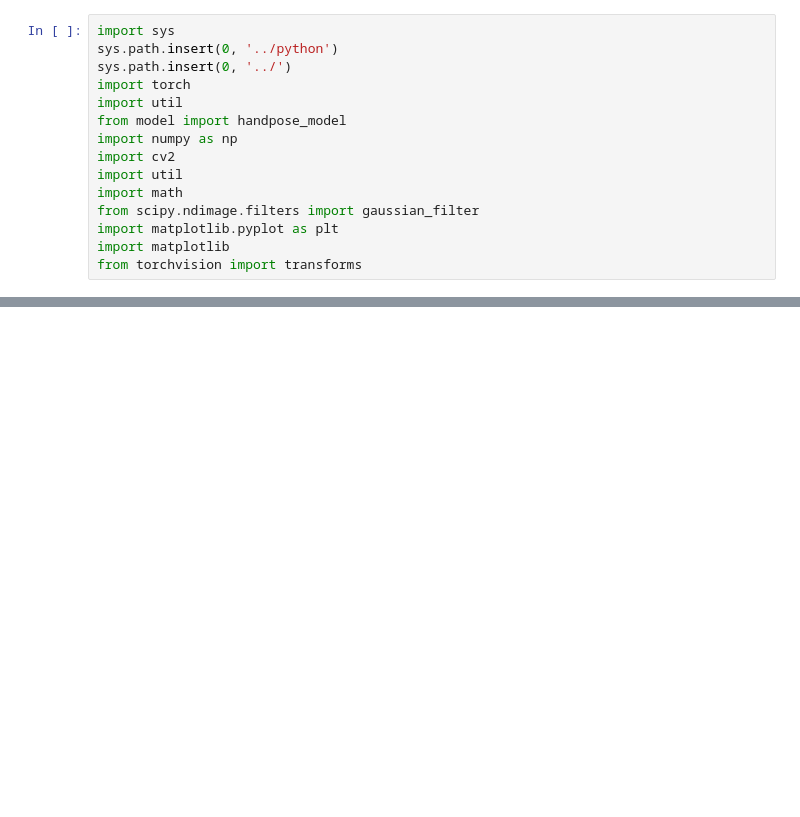
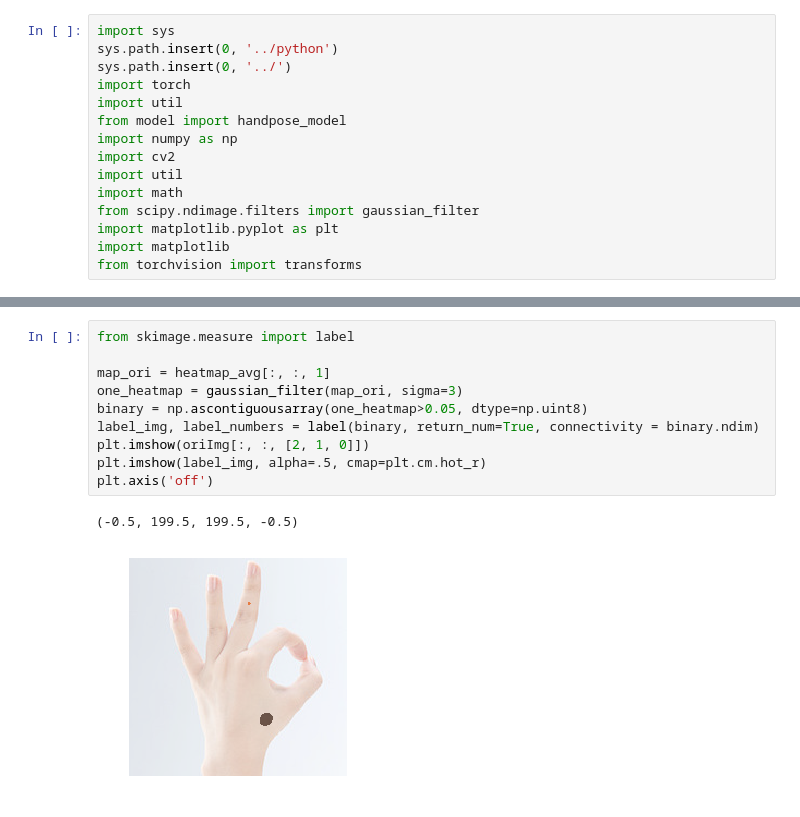
Before and after one commit to Hzzone/pytorch-openpose, a Jupyter notebook: notebooks/hand.ipynb, the cells around one changed output, grey strips where cells are left out. Drawn from its saved outputs; the diff is of its cells as text; blank space fills up the shorter version.

```diff
--- a/notebooks/hand.ipynb
+++ b/notebooks/hand.ipynb
@@ -69,0 +100,13 @@ for i in range(22):
+# %%
+from skimage.measure import label
+
+map_ori = heatmap_avg[:, :, 1]
+one_heatmap = gaussian_filter(map_ori, sigma=3)
+binary = np.ascontiguousarray(one_heatmap>0.05, dtype=np.uint8)
+label_img, label_numbers = label(binary, return_num=True, connectivity = binary.ndim)
+plt.imshow(oriImg[:, :, [2, 1, 0]])
+plt.imshow(label_img, alpha=.5, cmap=plt.cm.hot_r)
+plt.axis('off')
+# %% [output]
+(-0.5, 199.5, 199.5, -0.5)
+[figure, added]
```
Also changed, not shown: parts of 9 cells of this notebook, 7 other files.
